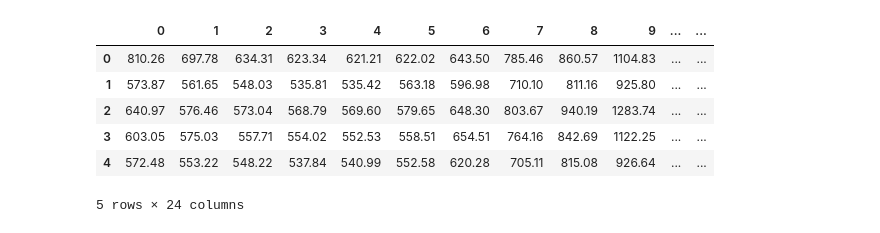
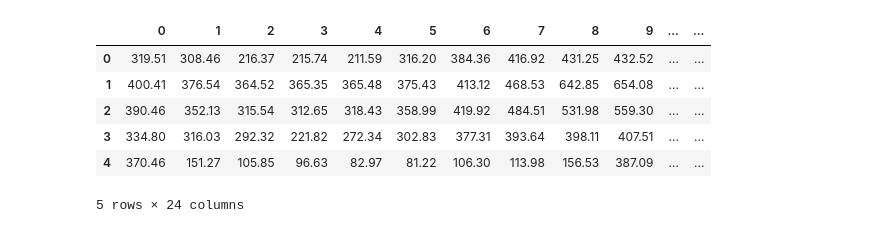
Before and after one commit to ERAUMECR/T_S_Analysis, a Jupyter notebook: Mondays_17_18_19.ipynb, the cells around one changed output. Drawn from its saved outputs; the diff is of its cells as text; code cells hidden in the pictures.

```diff
--- a/Mondays_17_18_19.ipynb
+++ b/Mondays_17_18_19.ipynb
@@ -1,35 +1,40 @@
 # %%
 import pandas as pd
 import numpy as np
 from statsmodels.tsa.stattools import acf
 from statsmodels.graphics.tsaplots import plot_acf
 from statsmodels.tsa.stattools import adfuller
 from matplotlib import pyplot as plt
 from statsmodels.tsa.arima_process import ArmaProcess
 from statsmodels.tsa.arima_model import ARMA
 
-# HOME DIRECTION
-data_mondays = pd.read_excel('C:/Users/ERIC/Desktop/T_S_Analysis/PML HISTÓRICO PARA EL NODO 01OTM-230 (OTUMBA MANIOBRAS) (1).xlsm', 2)
+# HOME DIRECTION 'C:/Users/ERIC/Desktop/T_S_Analysis/PML HISTÓRICO PARA EL NODO 01OTM-230 (OTUMBA MANIOBRAS) (1).xlsm'
+# ORCA 'C:/Users/Operaciones F/T_S_Analysis'
+data_mondays = pd.read_excel('C:/Users/Operaciones F/T_S_Analysis/PML HISTÓRICO PARA EL NODO 01OTM-230 (OTUMBA MANIOBRAS) (1).xlsm', 2)
 
 # ALL DATA
 data_mondays = pd.DataFrame(data_mondays)
 # DATA FROM 2017
 data_17 = data_mondays.iloc[:, 1:25].values
 data_17 = pd.DataFrame(data_17)
 
 # DATA FROM 2018
 data_18 = data_mondays.iloc[:, 26:50].values
 data_18 = pd.DataFrame(data_18)
 
 # DATA FROM 2019
 data_19 = data_mondays.iloc[:, 51:75].values
 data_19 = pd.DataFrame(data_19)
-data_17.head()
+# DATA FROM 2019
+data_20 = data_mondays.iloc[:, 76:100].values
+data_20 = pd.DataFrame(data_20)
+
+data_20.head()
 # %% [output]
 |  | 0 | 1 | 2 | 3 | 4 | 5 | 6 | 7 | 8 | 9 | ... | ... |
-| 0 | 810.26 | 697.78 | 634.31 | 623.34 | 621.21 | 622.02 | 643.50 | 785.46 | 860.57 | 1104.83 | ... | ... |
-| 1 | 573.87 | 561.65 | 548.03 | 535.81 | 535.42 | 563.18 | 596.98 | 710.10 | 811.16 | 925.80 | ... | ... |
-| 2 | 640.97 | 576.46 | 573.04 | 568.79 | 569.60 | 579.65 | 648.30 | 803.67 | 940.19 | 1283.74 | ... | ... |
-| 3 | 603.05 | 575.03 | 557.71 | 554.02 | 552.53 | 558.51 | 654.51 | 764.16 | 842.69 | 1122.25 | ... | ... |
-| 4 | 572.48 | 553.22 | 548.22 | 537.84 | 540.99 | 552.58 | 620.28 | 705.11 | 815.08 | 926.64 | ... | ... |
+| 0 | 319.51 | 308.46 | 216.37 | 215.74 | 211.59 | 316.20 | 384.36 | 416.92 | 431.25 | 432.52 | ... | ... |
+| 1 | 400.41 | 376.54 | 364.52 | 365.35 | 365.48 | 375.43 | 413.12 | 468.53 | 642.85 | 654.08 | ... | ... |
+| 2 | 390.46 | 352.13 | 315.54 | 312.65 | 318.43 | 358.99 | 419.92 | 484.51 | 531.98 | 559.30 | ... | ... |
+| 3 | 334.80 | 316.03 | 292.32 | 221.82 | 272.34 | 302.83 | 377.31 | 393.64 | 398.11 | 407.51 | ... | ... |
+| 4 | 370.46 | 151.27 | 105.85 | 96.63 | 82.97 | 81.22 | 106.30 | 113.98 | 156.53 | 387.09 | ... | ... |
 5 rows × 24 columns
```
Also changed, not shown: parts of 8 cells of this notebook, 2 other files.
